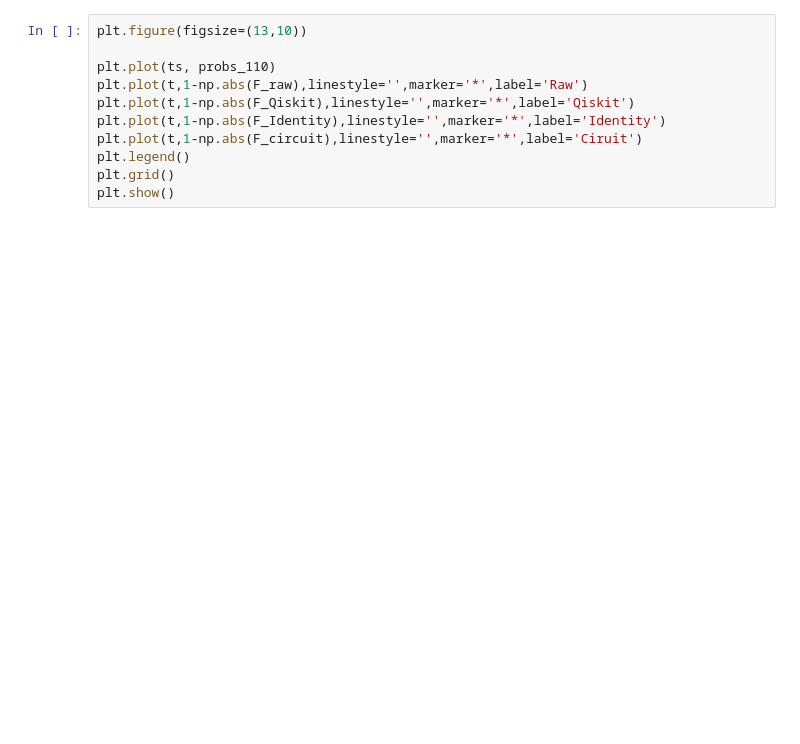
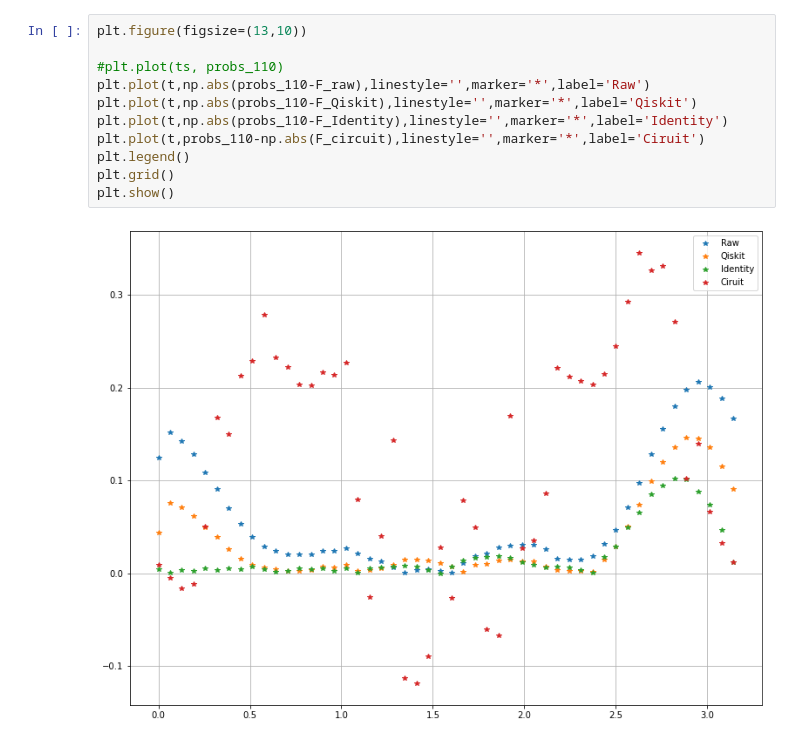
Before and after one commit to Valerio-Amico/valerio_amico_quantum_00, a Jupyter notebook: final_commit/evo_whole_space copy_itself.ipynb, the cells around one changed output. Cells and saved outputs as stored; diff of their text form; blank space fills up the shorter version.

```diff
--- a/final_commit/evo_whole_space copy_itself.ipynb
+++ b/final_commit/evo_whole_space copy_itself.ipynb
@@ -301,14 +281,16 @@ TypeError: ListOp expecting objects of type OperatorBase, got [[0 1]
 # %%
 plt.figure(figsize=(13,10))
 
-plt.plot(ts, probs_110)
-plt.plot(t,1-np.abs(F_raw),linestyle='',marker='*',label='Raw')
-plt.plot(t,1-np.abs(F_Qiskit),linestyle='',marker='*',label='Qiskit')
-plt.plot(t,1-np.abs(F_Identity),linestyle='',marker='*',label='Identity')
-plt.plot(t,1-np.abs(F_circuit),linestyle='',marker='*',label='Ciruit')
+#plt.plot(ts, probs_110)
+plt.plot(t,np.abs(probs_110-F_raw),linestyle='',marker='*',label='Raw')
+plt.plot(t,np.abs(probs_110-F_Qiskit),linestyle='',marker='*',label='Qiskit')
+plt.plot(t,np.abs(probs_110-F_Identity),linestyle='',marker='*',label='Identity')
+plt.plot(t,probs_110-np.abs(F_circuit),linestyle='',marker='*',label='Ciruit')
 plt.legend()
 plt.grid()
 plt.show()
+# %% [output]
+[figure, added]
 # %%
 from lib.functions0 import *
 from lib.utility import *
```
Also changed, not shown: parts of 3 cells of this notebook.
